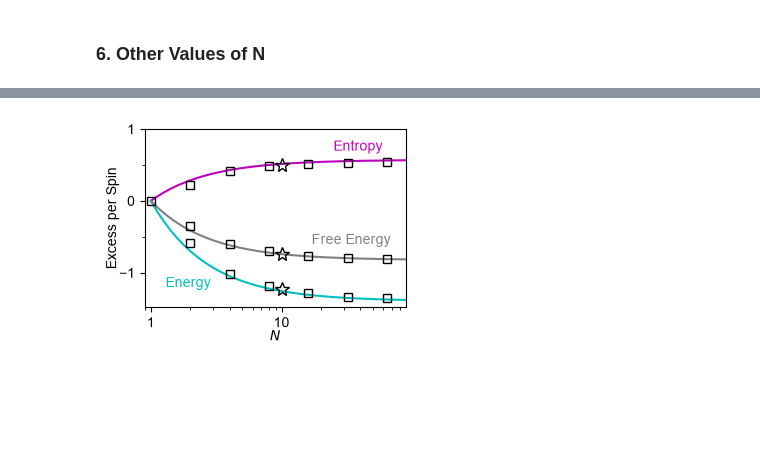
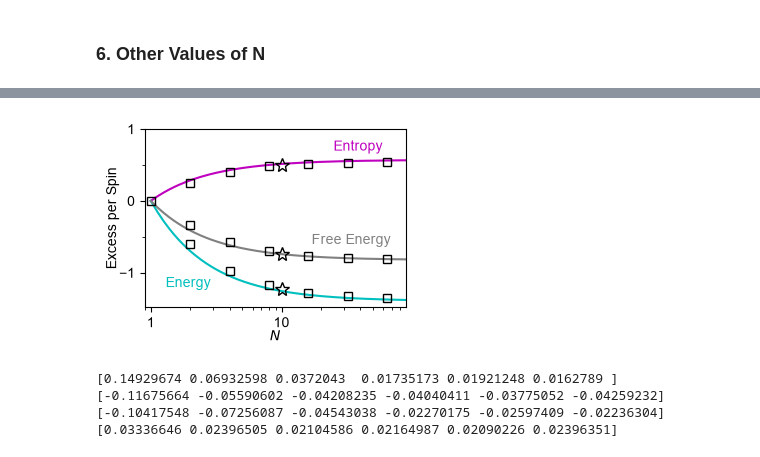
Before and after one commit to Rauscher-Group/eesi, a Jupyter notebook: experiments/XY_chain_eqOT.ipynb, the cells around one changed output, grey strips where cells are left out. Saved outputs shown, nothing was run; the diff lists cells and outputs as text; code cells hidden in the pictures; blank space fills up the shorter version.

Commit message:
Update XY chain and LJ13 dynamics, datasets, and experiment notebooks
Co-Authored-By: Claude Opus 4.8 <noreply@anthropic.com>

```diff
--- a/experiments/XY_chain_eqOT.ipynb
+++ b/experiments/XY_chain_eqOT.ipynb
@@ -108,13 +108,13 @@ batch_size = 256
 
 # Model definition
 model = make_model(
-    n_neighbors=2, hidden=16, n_layers=8, edge_order=16, time_order=16,
-    path="trig", gamma="sqrt", gamma_scale=0.25,
+    n_neighbors=4, hidden=24, mlp_layers=4, n_layers=4, edge_order=4, time_order=16,
+    path="linear", gamma="sqrt", gamma_scale=0.2,
     score_div_method="exact",
 ).to(device)
 print("net_b params:", sum(p.numel() for p in model.net_b.parameters()))
 print("net_s params:", sum(p.numel() for p in model.net_s.parameters()))
 
-model.net_b.load_state_dict(torch.load('xy_b_N10_B256.pth',weights_only=True))
-model.net_s.load_state_dict(torch.load('xy_s_N10_B256.pth',weights_only=True))
+#model.net_b.load_state_dict(torch.load('xy_b_N10_B256.pth',weights_only=True))
+#model.net_s.load_state_dict(torch.load('xy_s_N10_B256.pth',weights_only=True))
 # %% [output]
@@ -224,20 +241,21 @@ $\Delta S = (N-1)\,[\log I_0(J) - J\,I_1(J)/I_0(J)]$.
 torch.manual_seed(2)
 n_batches = 100
 means_dot, means_div = [], []
+
 for _ in range(n_batches):
     idx = torch.randint(0, n_data, (batch_size,), device=device)
     x1 = x1_all[idx]
     x0 = sample_base(batch_size, N, device=device)
     x0, x1 = xy_ot_couple(x0, x1)
-    means_dot.append(model.entropy_estimate_dot(x1, x0).mean().item())
-    means_div.append(model.entropy_estimate_div(x1, x0).mean().detach().item())
+    means_dot.append(model.entropy_estimate(x1, x0, "dot").mean().item())
+    means_div.append(model.entropy_estimate(x1, x0, "div").mean().detach().item())
 
 print(f"entropy estimate (b·s)   : {np.mean(means_dot):+.4f} ± {np.std(means_dot):.4f}")
 print(f"entropy estimate (div b) : {np.mean(means_div):+.4f} ± {np.std(means_div):.4f}")
 
 # Running entropy change along many ODE paths.
-x0 = sample_base(5_000, N, device=device)
-traj, ent_traj, ts = model.sample_ode_entropy_traj(x0, n_steps=100)
+x0 = sample_base(2_000, N, device=device)
+traj, ent_traj, ts = model.sample(x0, n_steps=50, return_traj=True, entropy="dot")
 ts_c, ent_c = ts.cpu().numpy(), ent_traj.cpu().numpy()
 print(f"entropy estimate (ODE path integral): {ent_c[-1].mean():+.4f}")
 dS = (N - 1) * (np.log(iv(0, J)) - J * (iv(1, J) / iv(0, J)))
@@ -272,10 +290,10 @@ entropies       = np.zeros_like(chain_lengths,dtype=np.float64)
 n_gen = 5_000
 
 for i,chain_length in enumerate(chain_lengths):
-
+    print(chain_length)
     # sample base distribution and integrate, accumulating entropy
     x0 = sample_base(n_gen, chain_length, device=device)
-    x1, ent = model.sample_ode_entropy(x0, n_steps=50)
+    x1, ent = model.sample(x0, n_steps=50, entropy="dot")
     energies[i] = chain_energy(x1, J).mean()/float(chain_length)
     entropies[i] = ent.cpu().numpy().mean()/float(chain_length)
 
@@ -283,13 +309,9 @@ free_energies = energies - entropies
-# %%
-chain_lengths   = np.array([1,2,4,8,16,32,64])
-energies = np.load("xy_ener.npy")
-entropies = np.load("xy_entr.npy")
-free_energies = energies - entropies
 # %%
 import matplotlib
 
 
 fig,ax = plt.subplots(1,1,figsize=(3.3,2.5))
+
 
 Nspace = np.linspace(1,2*np.amax(chain_lengths),1000)
 ds = ((Nspace-1)/Nspace) * (np.log(iv(0,J))-J*(iv(1,J)/iv(0,J)))
@@ -313,34 +335,53 @@ plt.plot(10,-1.23193+0.49887,'k*',mfc='none',ms=10)
 
 plt.xticks([1]+chain_lengths.tolist())
 plt.xlim(0.9,1.4*np.amax(chain_lengths))
 plt.xscale('log')
 ax.xaxis.set_major_formatter(matplotlib.ticker.FormatStrFormatter("%d"))
 ax.yaxis.set_minor_formatter(matplotlib.ticker.ScalarFormatter())
 
 #leg = plt.legend(frameon=False,loc=(0.65,0.45),
 #                    handlelength=1)
 #renderer = fig.canvas.get_renderer()
 #max_width = max([t.get_window_extent().width for t in leg.get_texts()])
 #for text in leg.get_texts():
 #    text.set_ha("right")
 #    text.set_position((-max_width, 0))
 
 plt.text(25,0.7,"Entropy",color='m')
 plt.text(1.3,-1.2,"Energy",color='c')
 plt.text(17,-0.6,"Free Energy",color='gray')
 
 plt.xlabel(r'$N$',labelpad=0)
 plt.ylabel('Excess per Spin',labelpad=0)
 plt.yticks([-1,0,1])
 plt.yticks([-0.5,0.5], minor=True)
 plt.setp(ax.get_yminorticklabels(), visible=False)
 plt.subplots_adjust(0.0,0.0,1,1)
 plt.tight_layout()
 plt.savefig("XY_chain.eps",dpi=600)
 plt.savefig("XY_chain.png",dpi=600)
 plt.show()
+
+
+
+exact_ds = ((chain_lengths[1:]-1)/chain_lengths[1:]) * (np.log(iv(0,J))-J*(iv(1,J)/iv(0,J)))
+exact_de = ((chain_lengths[1:]-1)/chain_lengths[1:]) * (-J*(iv(1,J)/iv(0,J)))
+
+err_de = (exact_de-energies[1:])/exact_de
+err_ds = (-exact_ds+entropies[1:])/exact_ds
+print(err_de)
+print(err_ds)
+
+diff_de = (exact_de-energies[1:])
+diff_ds = (-exact_ds+entropies[1:])
+print(diff_de)
+print(diff_ds)
 # %% [output]
-[figure, old version]
+[figure, new version]
+[0.14929674 0.06932598 0.0372043  0.01735173 0.01921248 0.0162789 ]
+[-0.11675664 -0.05590602 -0.04208235 -0.04040411 -0.03775052 -0.04259232]
+[-0.10417548 -0.07256087 -0.04543038 -0.02270175 -0.02597409 -0.02236304]
+[0.03336646 0.02396505 0.02104586 0.02164987 0.02090226 0.02396351]
 # %%
 np.save("xy_ener.npy",energies)
 np.save("xy_entr.npy",entropies)
```
Also changed, not shown: parts of 8 cells of this notebook, 6 other files.
